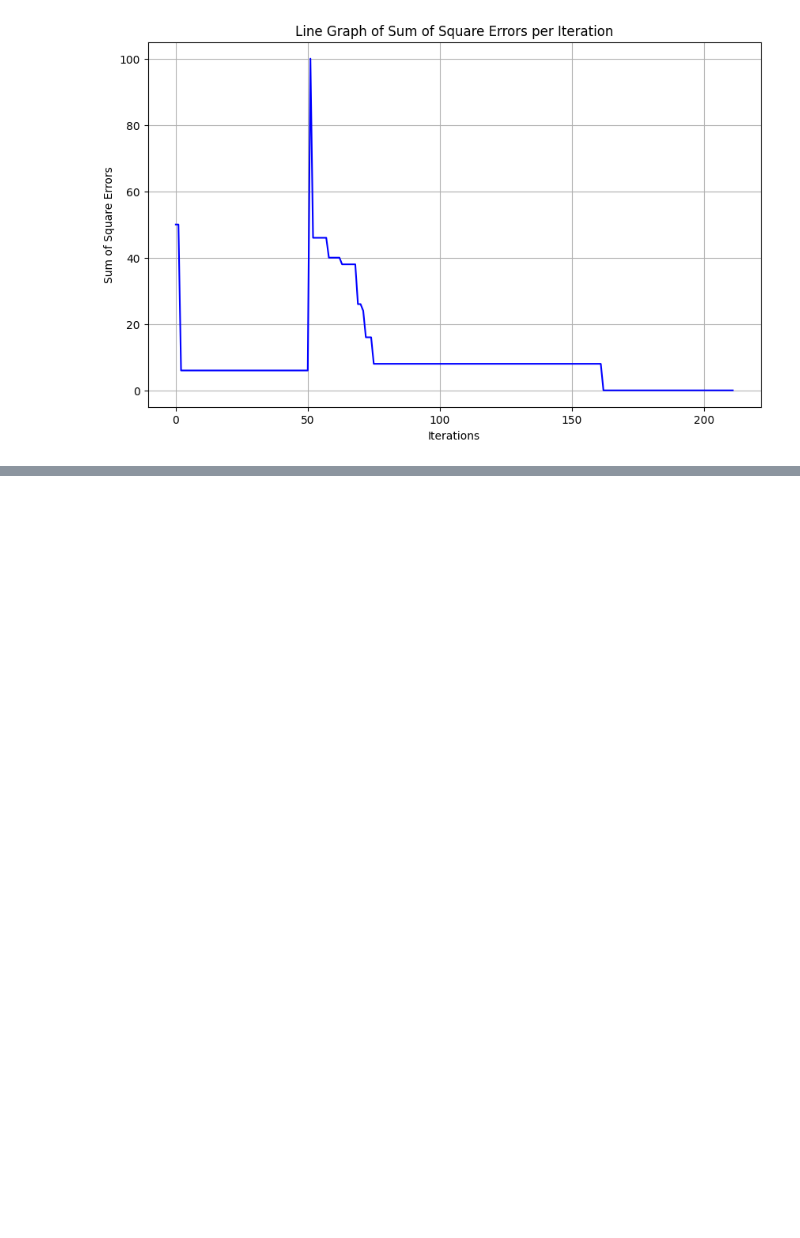
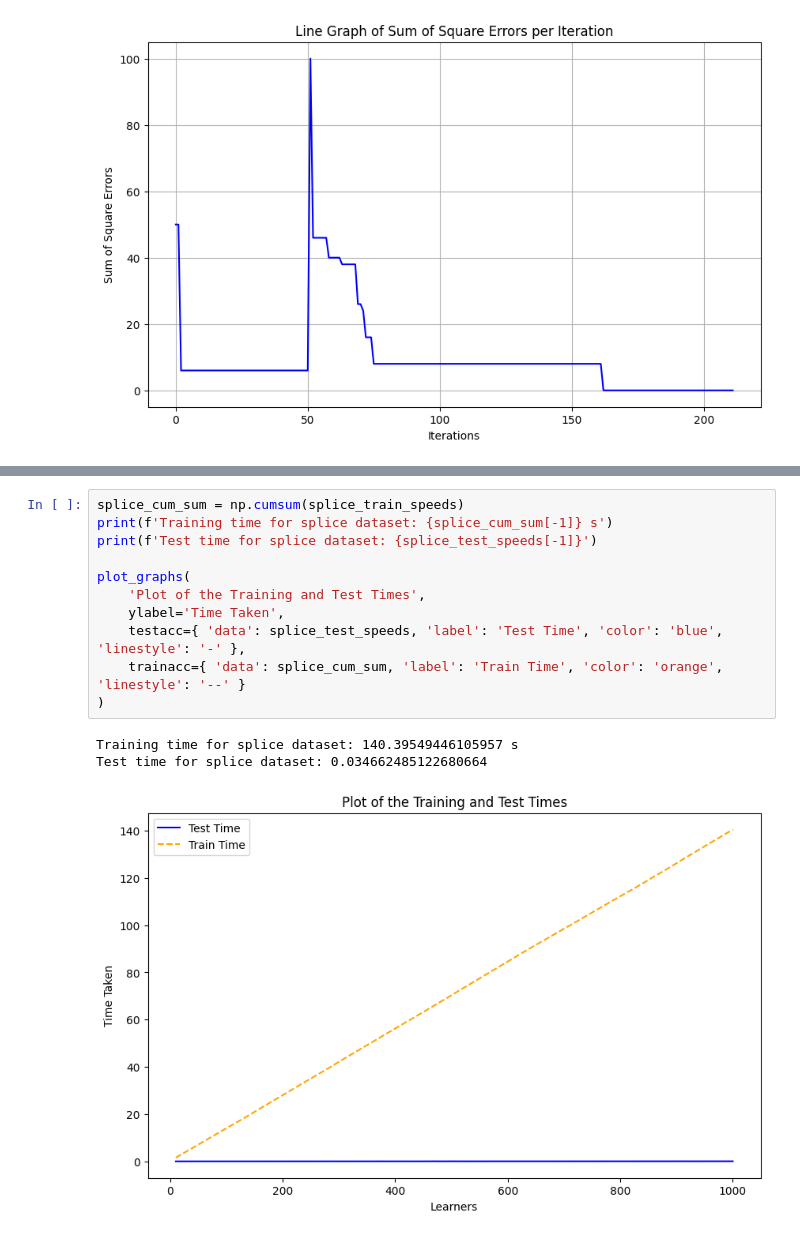
Before and after one commit to aleisley/ai201-pa4, a Jupyter notebook: [AI201: PA4 (Adaboost and SVM)] Asares, Anthon Van.ipynb, the cells around one changed output, grey strips where cells are left out. Cells and saved outputs as stored; diff of their text form; blank space fills up the shorter version.

```diff
--- a/[AI201: PA4 (Adaboost and SVM)] Asares, Anthon Van.ipynb
+++ b/[AI201: PA4 (Adaboost and SVM)] Asares, Anthon Van.ipynb
@@ -556,0 +577,15 @@ False
+# %%
+splice_cum_sum = np.cumsum(splice_train_speeds)
+print(f'Training time for splice dataset: {splice_cum_sum[-1]} s')
+print(f'Test time for splice dataset: {splice_test_speeds[-1]}')
+
+plot_graphs(
+    'Plot of the Training and Test Times',
+    ylabel='Time Taken',
+    testacc={ 'data': splice_test_speeds, 'label': 'Test Time', 'color': 'blue', 'linestyle': '-' },
+    trainacc={ 'data': splice_cum_sum, 'label': 'Train Time', 'color': 'orange', 'linestyle': '--' }
+)
+# %% [output]
+Training time for splice dataset: 140.39549446105957 s
+Test time for splice dataset: 0.034662485122680664
+[figure, added]
```
Also changed, not shown: parts of 28 cells of this notebook, 3 other files.
